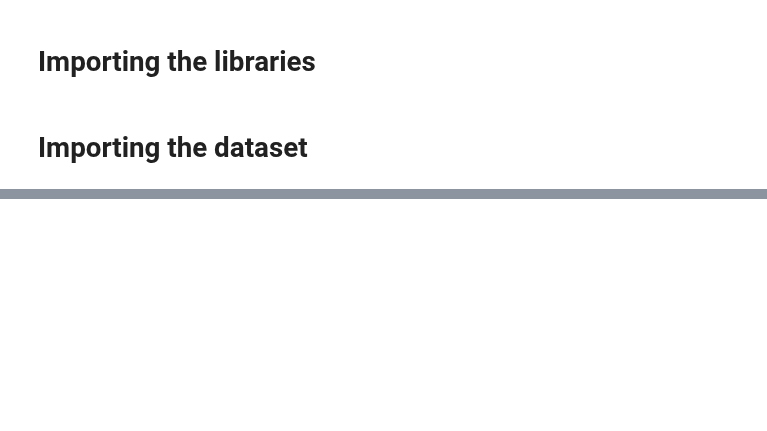
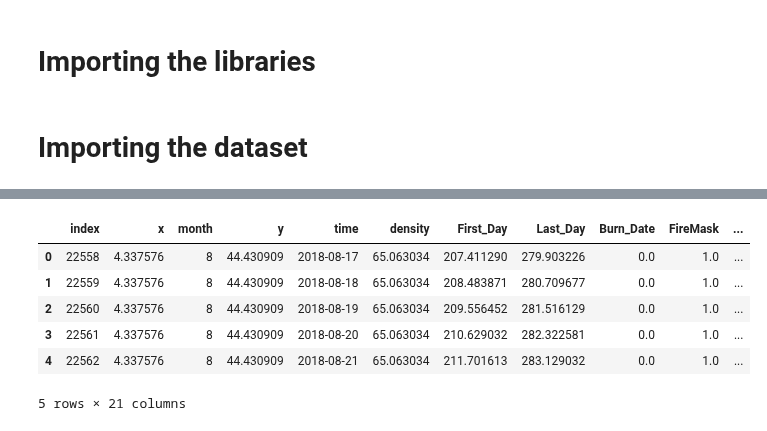
Before and after one commit to Sliders122/wildfire, a Jupyter notebook: src/model/model_selection2.ipynb, the cells around one changed output, grey strips where cells are left out. Drawn from its saved outputs; the diff is of its cells as text; code cells hidden in the pictures; blank space fills up the shorter version.

```diff
--- a/src/model/model_selection2.ipynb
+++ b/src/model/model_selection2.ipynb
@@ -645,0 +256,32 @@ See the caveats in the documentation: https://pandas.pydata.org/pandas-docs/stab
+# %%
+# Define the function to fit the model
+def fit_lgbm_model(the_df_train, n_estimators=100, max_depth=2, path_data=""):
+    """
+    This function fits a lgmb model
+    input:
+        the_df_train: the dataframe
+        n_estimators: the number of estimators
+        max_depth: the maximum depth
+        path_data: the path where to save the pickle file
+    output:
+        the model
+    """
+    # define the model
+    model = LGBMClassifier(n_estimators=n_estimators, max_depth=max_depth)
+    # define the features and the target
+    X_train = the_df_train.drop(['time','FireMask'], axis=1)
+    y_train = the_df_train['FireMask'].astype(int)
+    # fit the model
+    time_start = datetime.datetime.now()
+    model.fit(X_train, y_train)
+    time_end = datetime.datetime.now()
+    # Add the time as model attribute
+    model.time = (time_end - time_start).total_seconds()
+    # save the pickle file
+    #pickle.dump(model, open('model_lgbm.pkl', 'wb'))
+    # generate the pickle file
+    pickle.dump(model, open('model_lgbm.pkl', 'wb'))
+    # return the pickle
+    return model
+
+lgbm_model = fit_lgbm_model(df_train, n_estimators=100, max_depth=2, path_data=path_data)
@@ -645,0 +332,19 @@ See the caveats in the documentation: https://pandas.pydata.org/pandas-docs/stab
+# %%
+# reset the index
+df_pred.reset_index(inplace=True, drop=False)
+df_test.reset_index(inplace=True, drop=False)
+
+# drop time and FireMask from the pred dataframe
+df_pred.drop(['time','FireMask'], axis=1, inplace=True)
+
+# merge the pred dataframe with the test dataframe
+df_pred = pd.merge(df_test, df_pred, on='index', how='left')
+df_pred.head()
+# %% [output]
+|  | index | x | month | y | time | density | First_Day | Last_Day | Burn_Date | FireMask | ... |
+| 0 | 22558 | 4.337576 | 8 | 44.430909 | 2018-08-17 | 65.063034 | 207.411290 | 279.903226 | 0.0 | 1.0 | ... |
+| 1 | 22559 | 4.337576 | 8 | 44.430909 | 2018-08-18 | 65.063034 | 208.483871 | 280.709677 | 0.0 | 1.0 | ... |
+| 2 | 22560 | 4.337576 | 8 | 44.430909 | 2018-08-19 | 65.063034 | 209.556452 | 281.516129 | 0.0 | 1.0 | ... |
+| 3 | 22561 | 4.337576 | 8 | 44.430909 | 2018-08-20 | 65.063034 | 210.629032 | 282.322581 | 0.0 | 1.0 | ... |
+| 4 | 22562 | 4.337576 | 8 | 44.430909 | 2018-08-21 | 65.063034 | 211.701613 | 283.129032 | 0.0 | 1.0 | ... |
+5 rows × 21 columns
```
Also changed, not shown: parts of 57 cells of this notebook.
